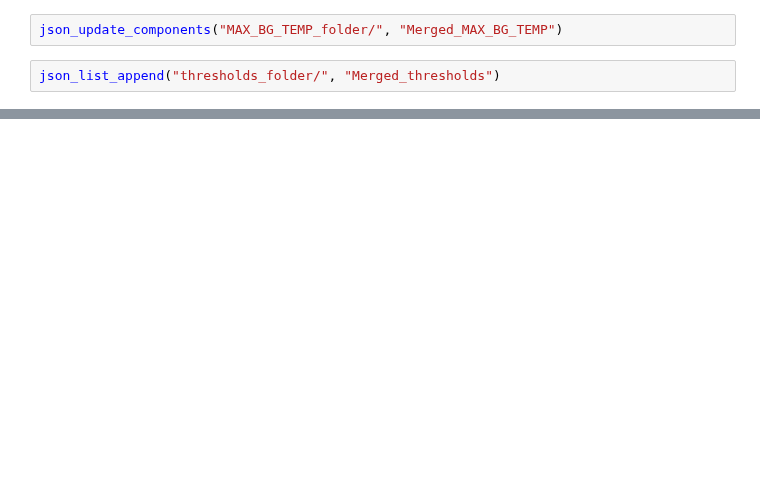
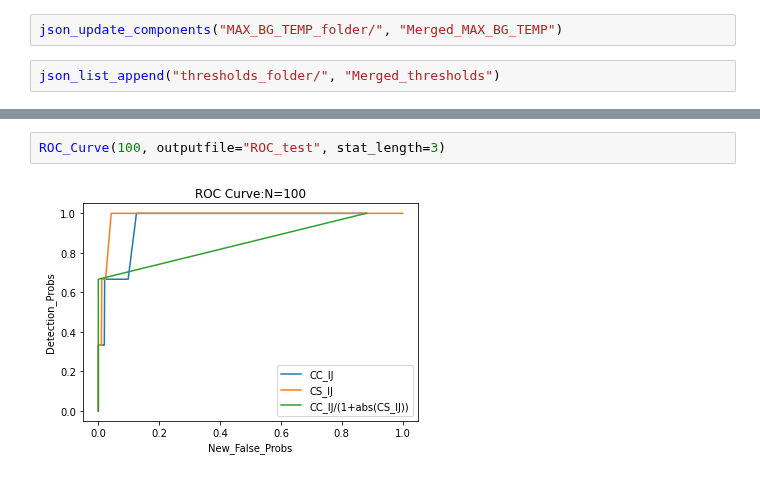
Before and after one commit to mickbrawler/Waveforms, a Jupyter notebook: Parallel_Analysis.ipynb, the cells around one changed output, grey strips where cells are left out. Cells and saved outputs as stored; diff of their text form; blank space fills up the shorter version.

```diff
--- a/Parallel_Analysis.ipynb
+++ b/Parallel_Analysis.ipynb
@@ -431,0 +855,4 @@ json_list_append("thresholds_folder/", "Merged_thresholds")
+# %%
+ROC_Curve(100, outputfile="ROC_test", stat_length=3)
+# %% [output]
+[figure, added]
```
Also changed, not shown: parts of 7 cells of this notebook.
